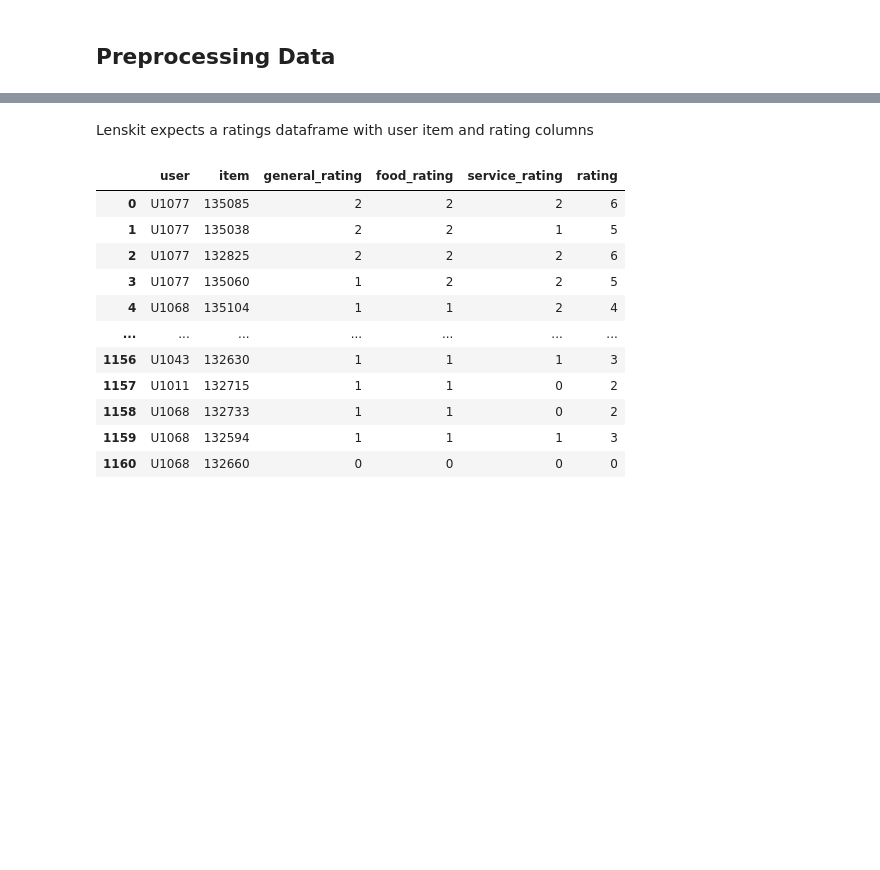
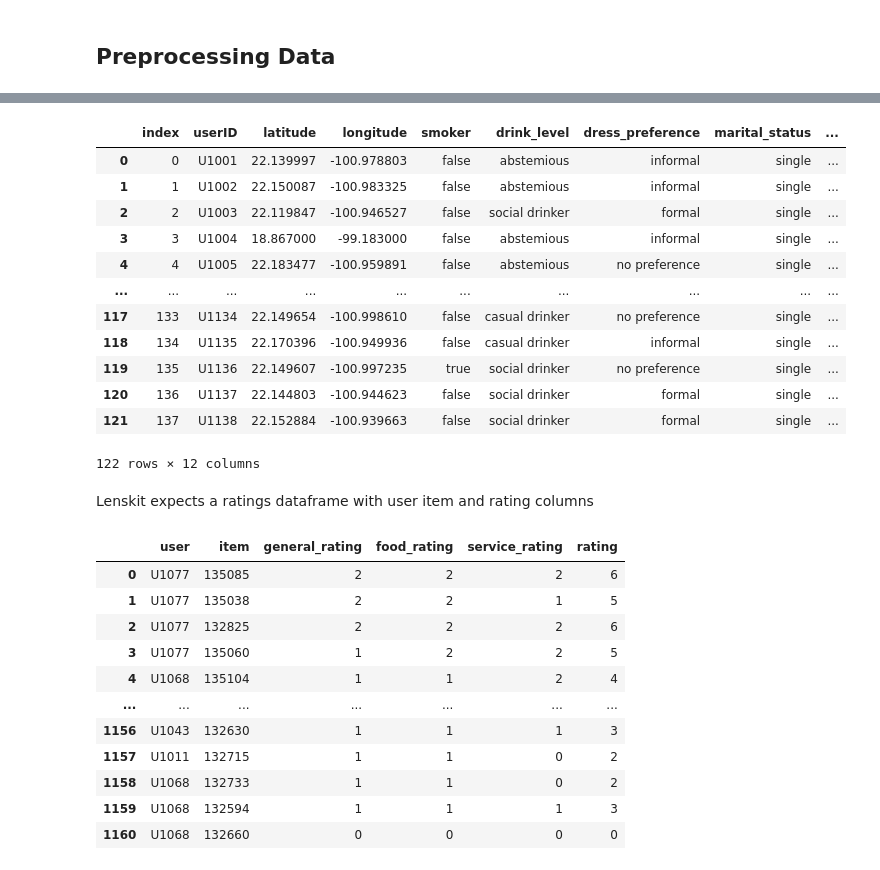
Before and after one commit to HusamAQ/RecSys_weRecommenaGrade10, a Jupyter notebook: data_preprocessing.ipynb, the cells around one changed output, grey strips where cells are left out. Drawn from its saved outputs; the diff is of its cells as text; code cells hidden in the pictures; blank space fills up the shorter version.

```diff
--- a/data_preprocessing.ipynb
+++ b/data_preprocessing.ipynb
@@ -47,9 +61,2 @@ display(ratings_df)
 # %% [markdown]
 ## Preprocessing Data
-# %%
-def selectUserData(cols_cuisine: List[str], cols_payment: List[str], cols_profile: List[str]):
-    sub_df = user_cuisine_df.join(user_payment_df, "userID")
-    sub_df = sub_df.join(user_profile_df, "userID")
-    sub_df = sub_df[[x for x in cols_cuisine] + [x for x in cols_payment] + [x for x in cols_profile]].copy()
-    sub_df = sub_df.replace("?", np.NaN).dropna()
-    return sub_df
@@ -56,3 +108,39 @@ def selectUserData(cols_cuisine: List[str], cols_payment: List[str], cols_profil
+# %%
+def selectData(dataframe: pd.DataFrame, columns: List[str] = None) -> pd.DataFrame:
+    if columns is None:
+        columns = [x for x in dataframe.columns]
+    sub_df = dataframe[[x for x in columns]].copy()
+    sub_df = sub_df.replace("?", np.NaN).dropna()
+    sub_df = sub_df.reset_index()
+    return sub_df
+
+
+def selectUserData(columns: List[str] = None) -> pd.DataFrame:
+    return selectData(user_profile_df, columns)
+
+def selectRestData(columns: List[str] = None) -> pd.DataFrame:
+    return selectData(restaurants_df, columns)
+# %%
+columns_profile = ['userID', 'latitude', 'longitude', 'smoker', 'drink_level',
+                    'dress_preference', 'marital_status', 'hijos', 'birth_year', 'activity', 'budget']
+columns_restaurant = ['placeID', 'latitude', 'longitude',
+                      'name', 'alcohol', 'smoking_area', 'dress_code', 'price']
+df = selectUserData(cols_profile = columns_profile)
+display(df)
+# %% [output]
+|  | index | userID | latitude | longitude | smoker | drink_level | dress_preference | marital_status | ... |
+| 0 | 0 | U1001 | 22.139997 | -100.978803 | false | abstemious | informal | single | ... |
+| 1 | 1 | U1002 | 22.150087 | -100.983325 | false | abstemious | informal | single | ... |
+| 2 | 2 | U1003 | 22.119847 | -100.946527 | false | social drinker | formal | single | ... |
+| 3 | 3 | U1004 | 18.867000 | -99.183000 | false | abstemious | informal | single | ... |
+| 4 | 4 | U1005 | 22.183477 | -100.959891 | false | abstemious | no preference | single | ... |
+| ... | ... | ... | ... | ... | ... | ... | ... | ... | ... |
+| 117 | 133 | U1134 | 22.149654 | -100.998610 | false | casual drinker | no preference | single | ... |
+| 118 | 134 | U1135 | 22.170396 | -100.949936 | false | casual drinker | informal | single | ... |
+| 119 | 135 | U1136 | 22.149607 | -100.997235 | true | social drinker | no preference | single | ... |
+| 120 | 136 | U1137 | 22.144803 | -100.944623 | false | social drinker | formal | single | ... |
+| 121 | 137 | U1138 | 22.152884 | -100.939663 | false | social drinker | formal | single | ... |
+122 rows × 12 columns
 # %% [markdown]
 Lenskit expects a ratings dataframe with user item and rating columns
 # %%
```
Also changed, not shown: parts of 4 cells of this notebook.
